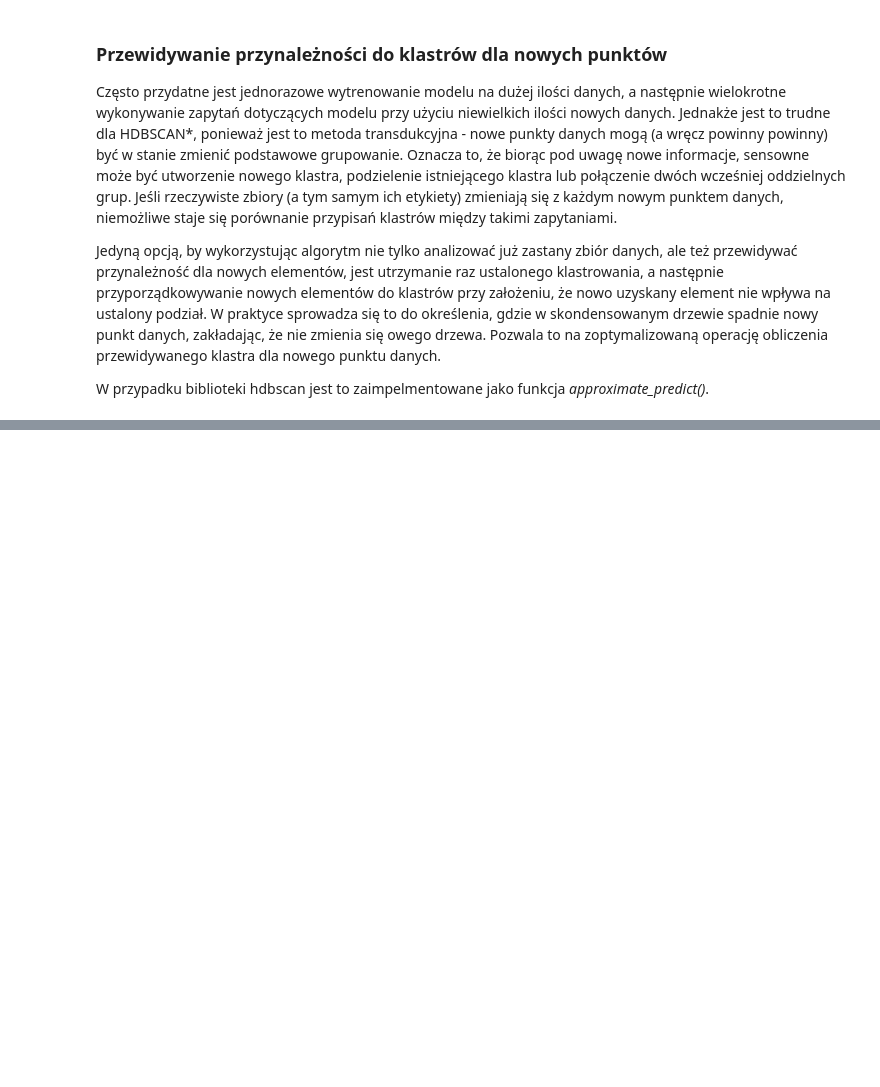
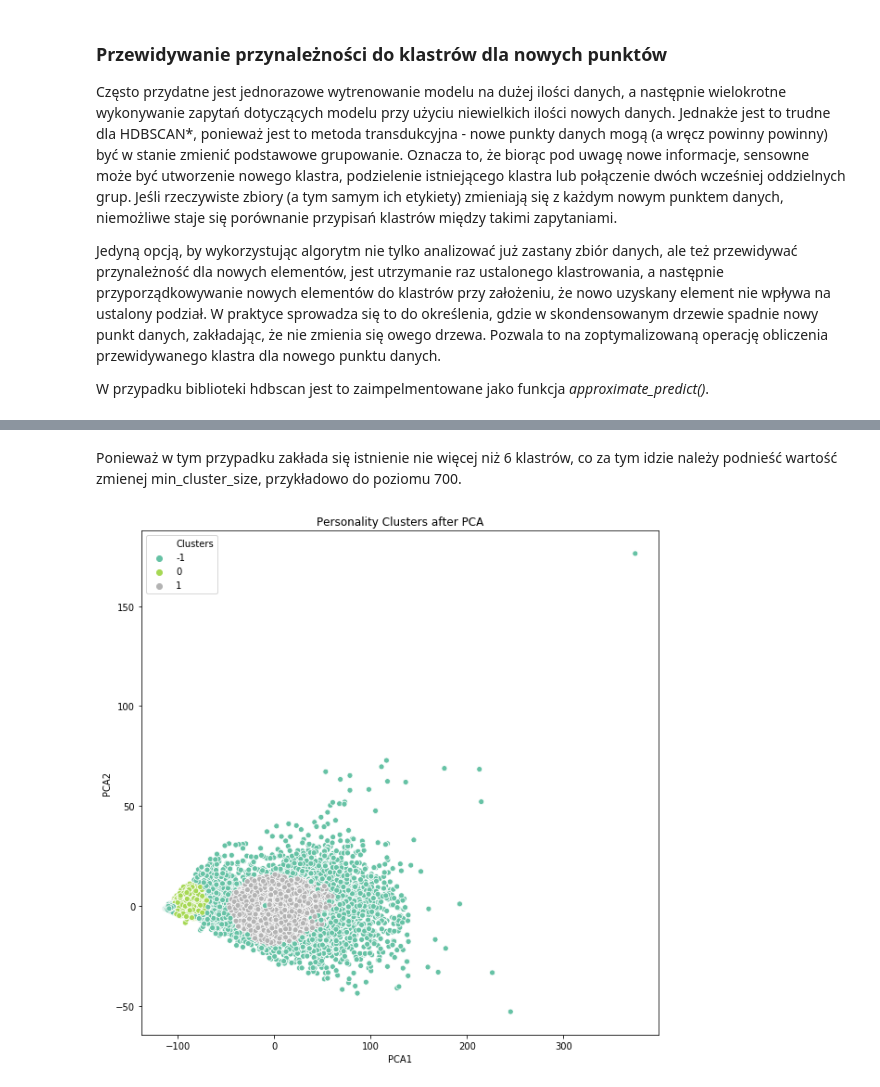
Before and after one commit to mic9410/wine-dataset, a Jupyter notebook: final-project.ipynb, the cells around one changed output, grey strips where cells are left out. Saved outputs shown, nothing was run; the diff lists cells and outputs as text; code cells hidden in the pictures; blank space fills up the shorter version.

```diff
--- a/final-project.ipynb
+++ b/final-project.ipynb
@@ -433,0 +421,9 @@ IndexError: index 3115 is out of bounds for axis 0 with size 12
+# %% [markdown]
+Ponieważ w tym przypadku zakłada się istnienie nie więcej niż 6 klastrów, co za tym idzie należy podnieść wartość zmienej min_cluster_size, przykładowo do poziomu 700.
+# %%
+clusterer = hdbscan.HDBSCAN(min_cluster_size=700,
+                            allow_single_cluster=False,
+                            approx_min_span_tree=False)
+calculate_and_display(clusterer, data_wine)
+# %% [output]
+[figure, added]
```
Also changed, not shown: parts of 24 cells of this notebook.
